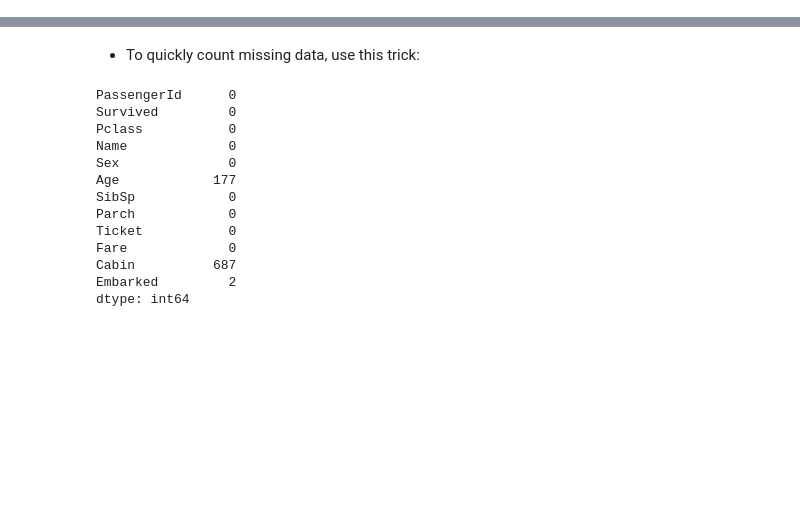
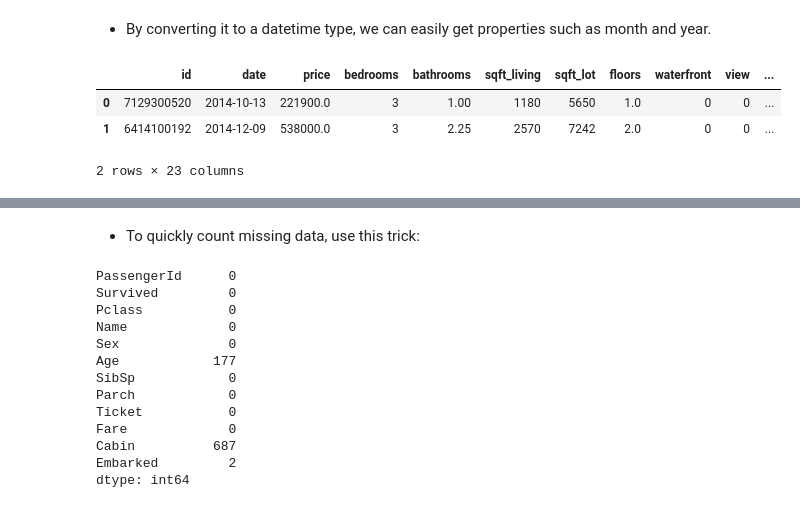
Before and after one commit to pedro-duk/data-science-references-and-tips, a Jupyter notebook: 05 - Tips and Tricks.ipynb, the cells around one changed output, grey strips where cells are left out. Drawn from its saved outputs; the diff is of its cells as text; code cells hidden in the pictures; blank space fills up the shorter version.

```diff
--- a/05 - Tips and Tricks.ipynb
+++ b/05 - Tips and Tricks.ipynb
@@ -22,0 +74,3 @@ from sklearn.metrics import classification_report, confusion_matrix
+# %%
+df['date'] = pd.to_datetime(df['date'])
+df['date']
@@ -22,0 +90,11 @@ from sklearn.metrics import classification_report, confusion_matrix
+# %% [markdown]
+- By converting it to a datetime type, we can easily get properties such as month and year.
+# %%
+df['month'] = df['date'].apply(lambda date:date.month)
+df['year'] = df['date'].apply(lambda date:date.year)
+df.head(2)
+# %% [output]
+|  | id | date | price | bedrooms | bathrooms | sqft_living | sqft_lot | floors | waterfront | view | ... |
+| 0 | 7129300520 | 2014-10-13 | 221900.0 | 3 | 1.00 | 1180 | 5650 | 1.0 | 0 | 0 | ... |
+| 1 | 6414100192 | 2014-12-09 | 538000.0 | 3 | 2.25 | 2570 | 7242 | 2.0 | 0 | 0 | ... |
+2 rows × 23 columns
```
Also changed, not shown: parts of 27 cells of this notebook, 32 other files.
